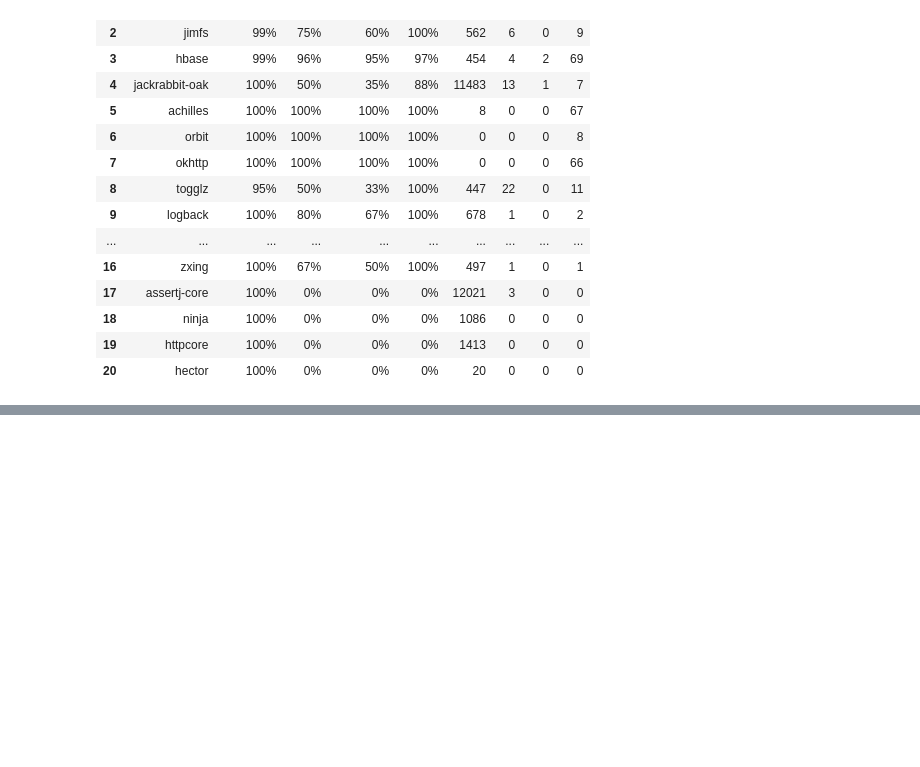
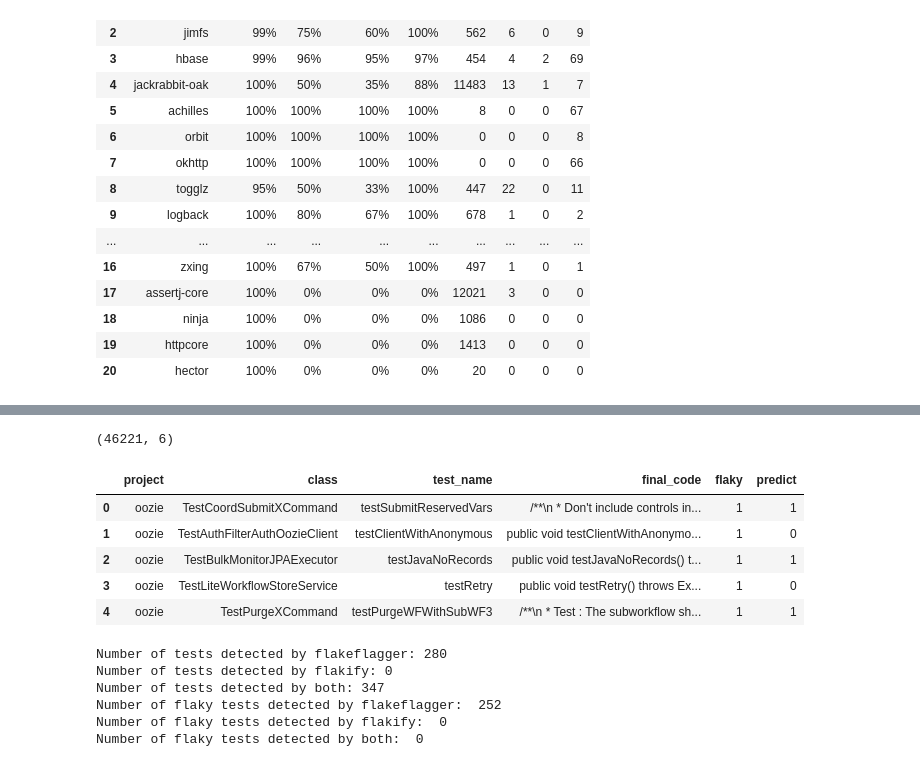
Before and after one commit to Ti-tanium/Software-Test-Project, a Jupyter notebook: test_script/results_analysis.ipynb, the cells around one changed output, grey strips where cells are left out. Drawn from its saved outputs; the diff is of its cells as text; code cells hidden in the pictures; blank space fills up the shorter version.

```diff
--- a/test_script/results_analysis.ipynb
+++ b/test_script/results_analysis.ipynb
@@ -87,0 +122,3 @@ result
+# %%
+flakeflagger_per_test = pd.read_csv('./results/flakeflagger/only_flakeflagger_classification_result/using_cross_validation/IG_0.0/prediction_result_per_test.csv')
+flakify_per_test = pd.read_csv('./results/flakify/flaky_per_test_predict_results.csv', index_col=0)
@@ -87,0 +137,11 @@ result
+# %%
+print(flakify_per_test.shape)
+flakify_per_test.head()
+# %% [output]
+(46221, 6)
+|  | project | class | test_name | final_code | flaky | predict |
+| 0 | oozie | TestCoordSubmitXCommand | testSubmitReservedVars | /**\n * Don't include controls in... | 1 | 1 |
+| 1 | oozie | TestAuthFilterAuthOozieClient | testClientWithAnonymous | public void testClientWithAnonymo... | 1 | 0 |
+| 2 | oozie | TestBulkMonitorJPAExecutor | testJavaNoRecords | public void testJavaNoRecords() t... | 1 | 1 |
+| 3 | oozie | TestLiteWorkflowStoreService | testRetry | public void testRetry() throws Ex... | 1 | 0 |
+| 4 | oozie | TestPurgeXCommand | testPurgeWFWithSubWF3 | /**\n * Test : The subworkflow sh... | 1 | 1 |
@@ -87,0 +162,57 @@ result
+# %%
+both_detected_cnt = 0
+flakeflagger_cnt = 0
+flakify_cnt = 0
+
+flaky_tests_only_by_flakeflagger = set()
+flaky_tests_only_by_flakify = set()
+flaky_tests_only_by_both = set()
+
+for (classname, testname), data in tests.items():
+  flakeflagger = data['flakeflagger']
+  flakify = data['flakify']
+  if len(flakeflagger) == 0 and len(flakify) != 0:
+    flakify_cnt += 1
+  elif len(flakeflagger) != 0 and len(flakify) == 0:
+    flakeflagger_cnt += 1
+  elif len(flakeflagger) != 0 and len(flakify) != 0:
+    both_detected_cnt += 1
+    # flaky tests
+    if any([(test[2] in ['FN', 'TP']) for test in flakeflagger]):
+      ff_d = any([(test[2] == 'TP') for test in flakeflagger])
+      if ff_d:
+        for test in flakeflagger:
+          if test[2] == 'TP':
+            detected = test
+            break
+
+      fky_d = any([(test[2] == 1 and test[3] == 1) for test in flakify])
+      if fky_d:
+        for test in flakify:
+          if test[2] == 1 and test[3] == 1:
+            detected = test
+            break
+
+      if ff_d and not fky_d:
+        flaky_tests_only_by_flakeflagger.add(detected)
+
+      if fky_d and not ff_d:
+        flaky_tests_only_by_flakify.add(detected)
+
+      if ff_d and fky_d:
+        flaky_tests_only_by_both.add(detected)
+
+print("Number of tests detected by flakeflagger:", flakeflagger_cnt)
+print("Number of tests detected by flakify:", flakify_cnt)
+print("Number of tests detected by both:", both_detected_cnt)
+
+print("Number of flaky tests detected by flakeflagger: ", len(flaky_tests_only_by_flakeflagger))
+print("Number of flaky tests detected by flakify: ", len(flaky_tests_only_by_flakify))
+print("Number of flaky tests detected by both: ", len(flaky_tests_only_by_both))
+# %% [output]
+Number of tests detected by flakeflagger: 280
+Number of tests detected by flakify: 0
+Number of tests detected by both: 347
+Number of flaky tests detected by flakeflagger:  252
+Number of flaky tests detected by flakify:  0
+Number of flaky tests detected by both:  0
```
Also changed, not shown: parts of 8 cells of this notebook, 13 other files.
